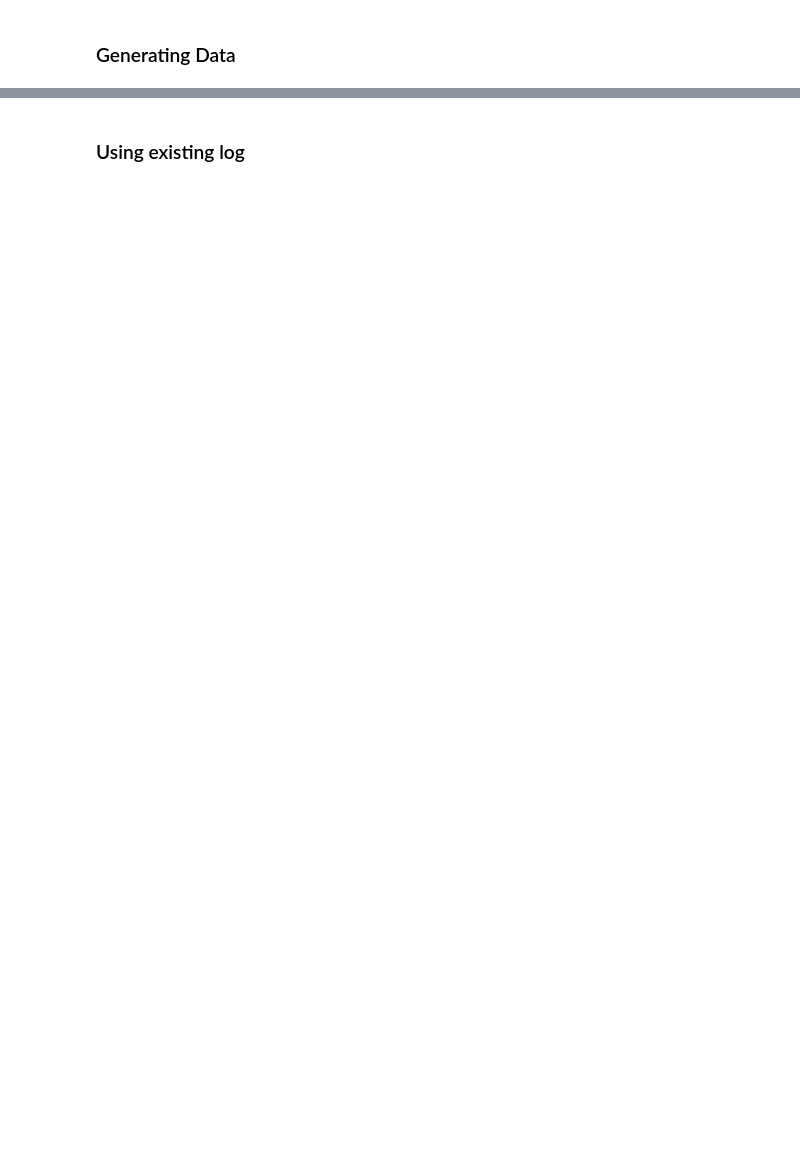
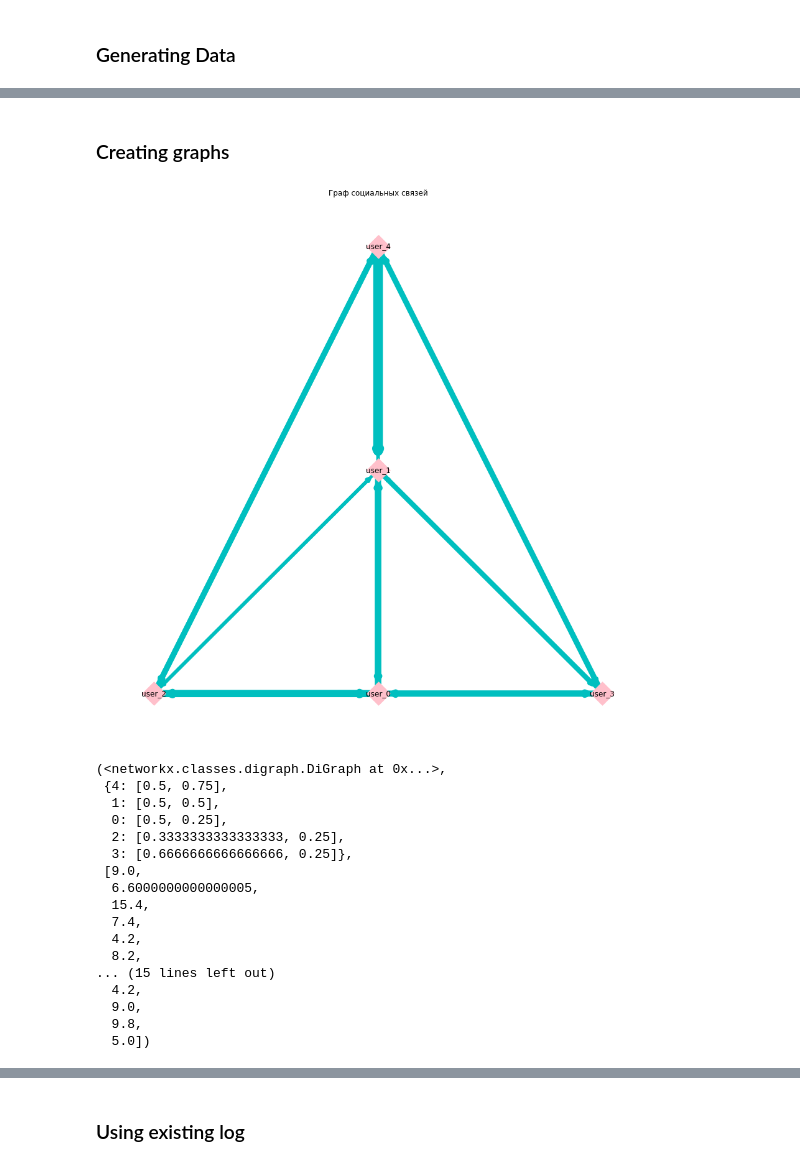
Before and after one commit to booydar/workshop, a Jupyter notebook: nx Graph.ipynb, the cells around one changed output, grey strips where cells are left out. Saved outputs shown, nothing was run; the diff lists cells and outputs as text; code cells hidden in the pictures; blank space fills up the shorter version.

```diff
--- a/nx Graph.ipynb
+++ b/nx Graph.ipynb
@@ -241,5 +339,25 @@ data.head()
+# %% [markdown]
+### Creating graphs
 # %%
-# graph = Graph(data, 'id', 'stages', 'user')
-# graph.create_users_graph()
-# graph.draw_users(alpha=0.05)
-# graph.users_matrix
+graph = Graph(gen_df, 'id', 'stages', 'user_id')
+graph.create_users_graph()
+graph.draw_users(alpha=0.8, labels=id_usr)
+# %% [output]
+[figure, added]
+(<networkx.classes.digraph.DiGraph at 0x...>,
+ {4: [0.5, 0.75],
+  1: [0.5, 0.5],
+  0: [0.5, 0.25],
+  2: [0.3333333333333333, 0.25],
+  3: [0.6666666666666666, 0.25]},
+ [9.0,
+  6.6000000000000005,
+  15.4,
+  7.4,
+  4.2,
+  8.2,
+... (15 lines left out)
+  4.2,
+  9.0,
+  9.8,
+  5.0])
```
Also changed, not shown: parts of 32 cells of this notebook, 2 other files.
